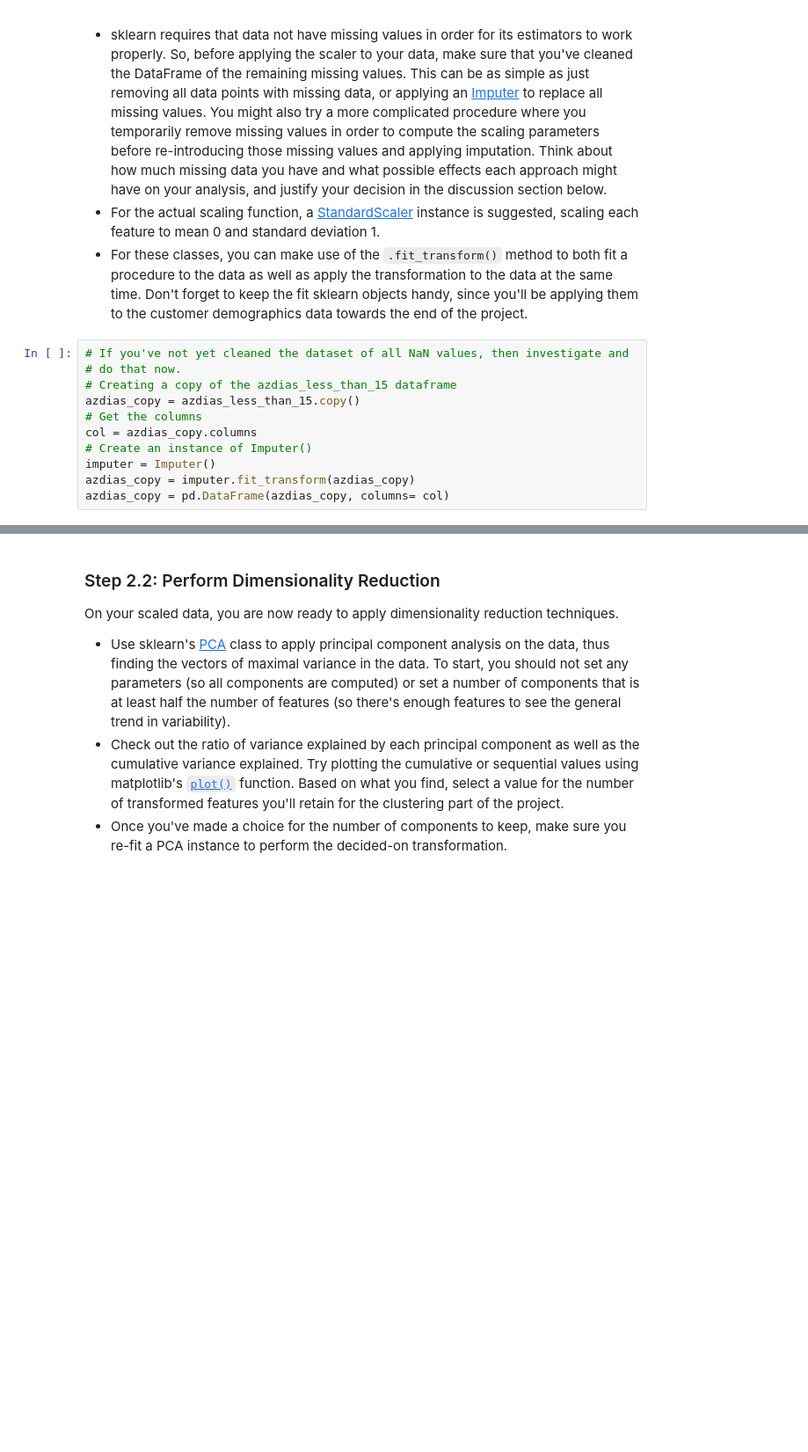
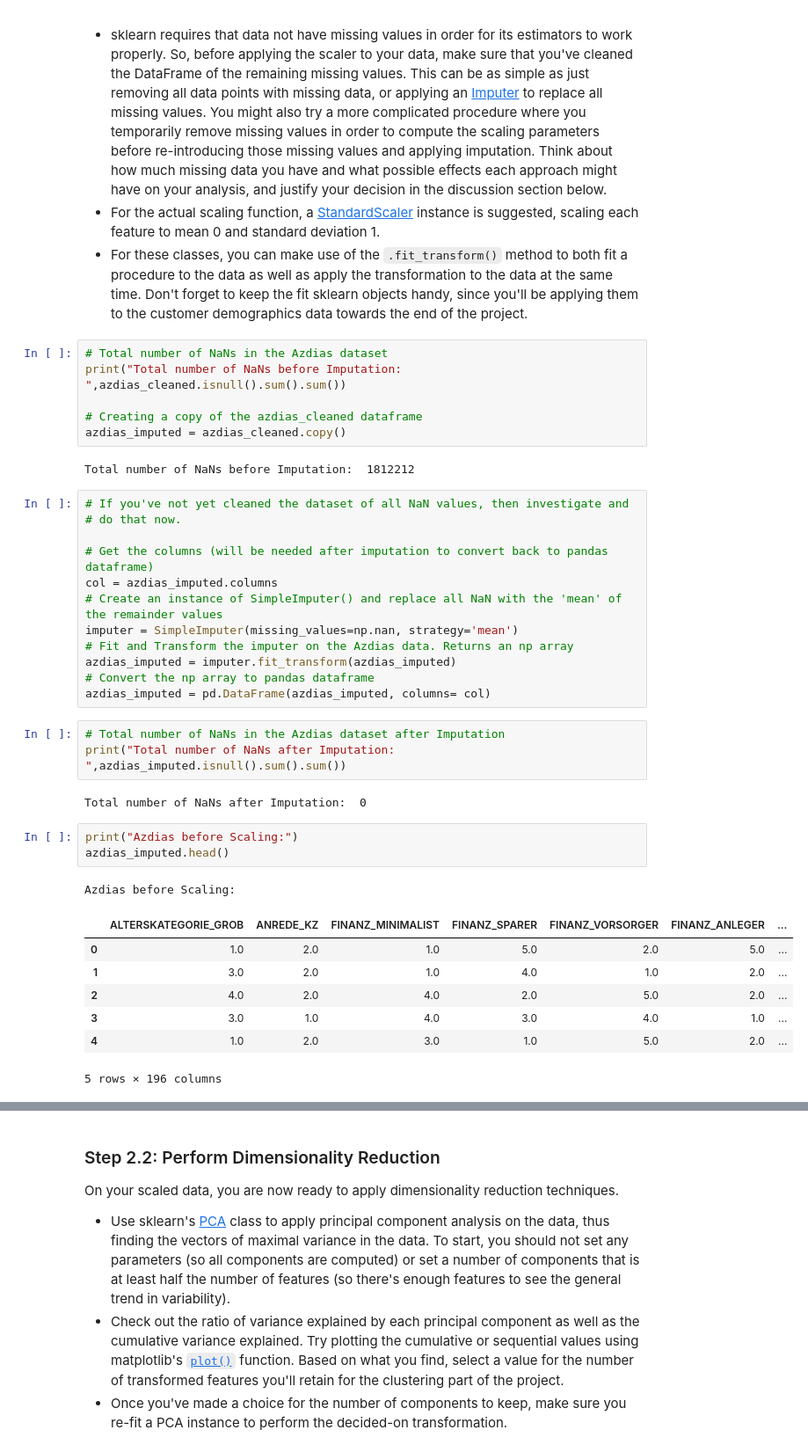
Before and after one commit to SaiManidevi/Identify-Customer-Segments---Unsupervised-Learning-Project, a Jupyter notebook: Identify_Customer_Segments_june_.ipynb, the cells around one changed output, grey strips where cells are left out. Shown at 88% size. Drawn from its saved outputs; the diff is of its cells as text; blank space fills up the shorter version.

Commit message:
Feature Scaling completed

```diff
--- a/Identify_Customer_Segments_june_.ipynb
+++ b/Identify_Customer_Segments_june_.ipynb
@@ -961,17 +961,43 @@ Before we apply dimensionality reduction techniques to the data, we need to perf
 - sklearn requires that data not have missing values in order for its estimators to work properly. So, before applying the scaler to your data, make sure that you've cleaned the DataFrame of the remaining missing values. This can be as simple as just removing all data points with missing data, or applying an [Imputer](http://scikit-learn.org/stable/modules/generated/sklearn.preprocessing.Imputer.html) to replace all missing values. You might also try a more complicated procedure where you temporarily remove missing values in order to compute the scaling parameters before re-introducing those missing values and applying imputation. Think about how much missing data you have and what possible effects each approach might have on your analysis, and justify your decision in the discussion section below.
 - For the actual scaling function, a [StandardScaler](http://scikit-learn.org/stable/modules/generated/sklearn.preprocessing.StandardScaler.html) instance is suggested, scaling each feature to mean 0 and standard deviation 1.
 - For these classes, you can make use of the `.fit_transform()` method to both fit a procedure to the data as well as apply the transformation to the data at the same time. Don't forget to keep the fit sklearn objects handy, since you'll be applying them to the customer demographics data towards the end of the project.
+# %%
+# Total number of NaNs in the Azdias dataset
+print("Total number of NaNs before Imputation: ",azdias_cleaned.isnull().sum().sum())
+
+# Creating a copy of the azdias_cleaned dataframe
+azdias_imputed = azdias_cleaned.copy()
+# %% [output]
+Total number of NaNs before Imputation:  1812212
 # %%
 # If you've not yet cleaned the dataset of all NaN values, then investigate and
 # do that now.
-# Creating a copy of the azdias_less_than_15 dataframe
-azdias_copy = azdias_less_than_15.copy()
-# Get the columns
-col = azdias_copy.columns
-# Create an instance of Imputer()
-imputer = Imputer()
-azdias_copy = imputer.fit_transform(azdias_copy)
-azdias_copy = pd.DataFrame(azdias_copy, columns= col)
+
+# Get the columns (will be needed after imputation to convert back to pandas dataframe)
+col = azdias_imputed.columns
+# Create an instance of SimpleImputer() and replace all NaN with the 'mean' of the remainder values
+imputer = SimpleImputer(missing_values=np.nan, strategy='mean')
+# Fit and Transform the imputer on the Azdias data. Returns an np array
+azdias_imputed = imputer.fit_transform(azdias_imputed)
+# Convert the np array to pandas dataframe
+azdias_imputed = pd.DataFrame(azdias_imputed, columns= col)
+# %%
+# Total number of NaNs in the Azdias dataset after Imputation
+print("Total number of NaNs after Imputation: ",azdias_imputed.isnull().sum().sum())
+# %% [output]
+Total number of NaNs after Imputation:  0
+# %%
+print("Azdias before Scaling:")
+azdias_imputed.head()
+# %% [output]
+Azdias before Scaling:
+|  | ALTERSKATEGORIE_GROB | ANREDE_KZ | FINANZ_MINIMALIST | FINANZ_SPARER | FINANZ_VORSORGER | FINANZ_ANLEGER | ... |
+| 0 | 1.0 | 2.0 | 1.0 | 5.0 | 2.0 | 5.0 | ... |
+| 1 | 3.0 | 2.0 | 1.0 | 4.0 | 1.0 | 2.0 | ... |
+| 2 | 4.0 | 2.0 | 4.0 | 2.0 | 5.0 | 2.0 | ... |
+| 3 | 3.0 | 1.0 | 4.0 | 3.0 | 4.0 | 1.0 | ... |
+| 4 | 1.0 | 2.0 | 3.0 | 1.0 | 5.0 | 2.0 | ... |
+5 rows × 196 columns
 # %%
 # Apply feature scaling to the general population demographics data.
 scaler = StandardScaler()
```
Also changed, not shown: parts of 5 cells of this notebook.
